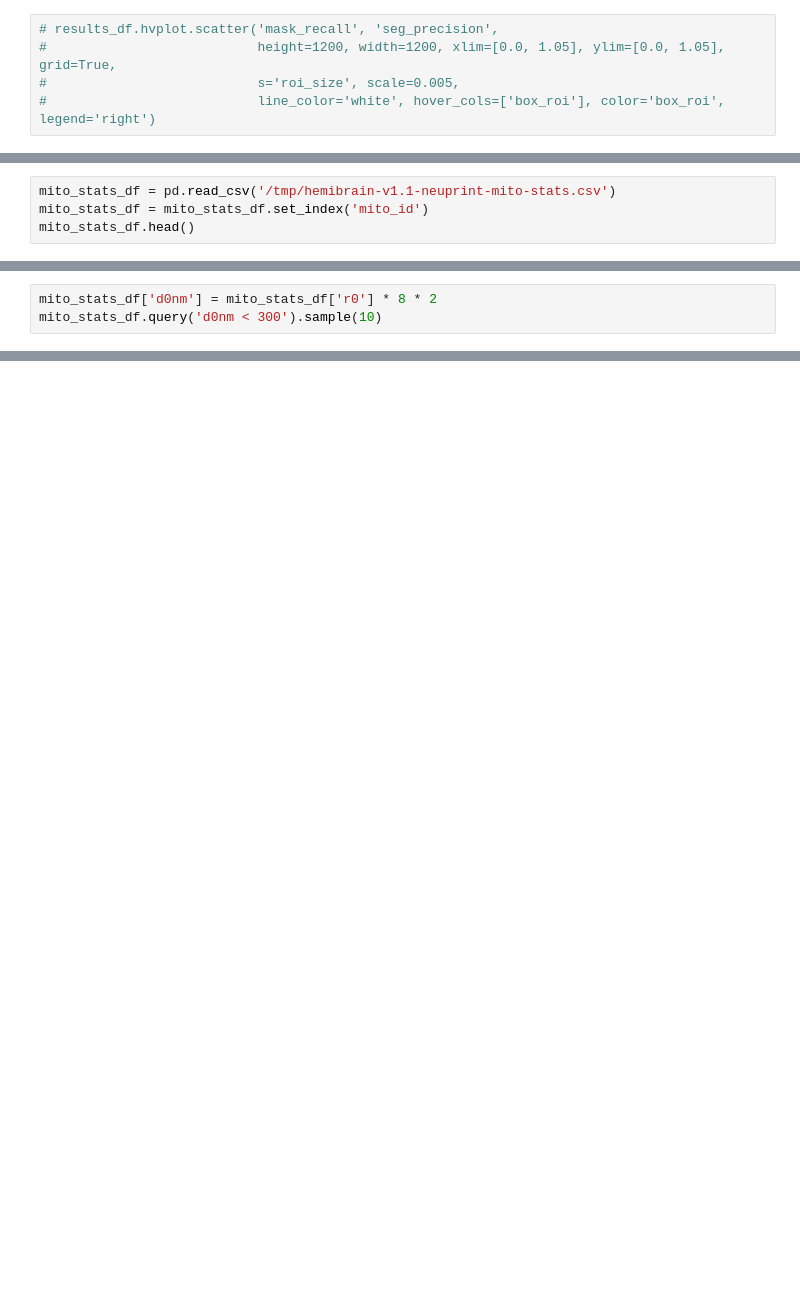
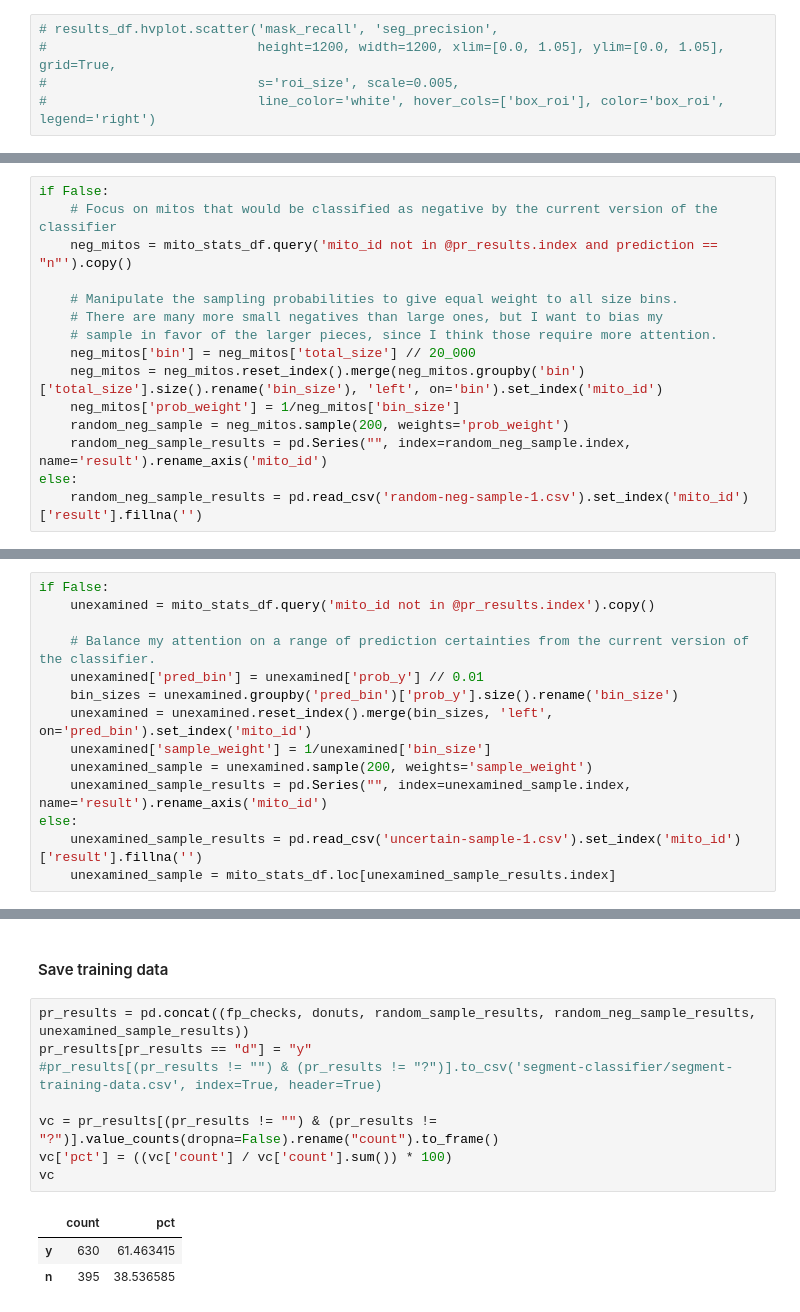
Before and after one commit to stuarteberg/mito-proofreading-analysis, a Jupyter notebook: roi-subvol-annotations/mito-point-visualization.ipynb, the cells around one changed output, grey strips where cells are left out. Saved outputs shown, nothing was run; the diff lists cells and outputs as text; blank space fills up the shorter version.

Commit message:
mito-point-visualization(): Add segment proofreading/classifier cells

```diff
--- a/roi-subvol-annotations/mito-point-visualization.ipynb
+++ b/roi-subvol-annotations/mito-point-visualization.ipynb
@@ -535,4 +546,0 @@ len(all_false_positives)
-# %%
-mito_stats_df = pd.read_csv('/tmp/hemibrain-v1.1-neuprint-mito-stats.csv')
-mito_stats_df = mito_stats_df.set_index('mito_id')
-mito_stats_df.head()
@@ -644,3 +598,0 @@ mito_stats_df.query('r0 * 8 < 150').shape
-# %%
-mito_stats_df['d0nm'] = mito_stats_df['r0'] * 8 * 2
-mito_stats_df.query('d0nm < 300').sample(10)
@@ -668,0 +635,15 @@ from skimage.morphology import dilation
+# %%
+if False:
+    # Focus on mitos that would be classified as negative by the current version of the classifier
+    neg_mitos = mito_stats_df.query('mito_id not in @pr_results.index and prediction == "n"').copy()
+
+    # Manipulate the sampling probabilities to give equal weight to all size bins.
+    # There are many more small negatives than large ones, but I want to bias my
+    # sample in favor of the larger pieces, since I think those require more attention.
+    neg_mitos['bin'] = neg_mitos['total_size'] // 20_000
+    neg_mitos = neg_mitos.reset_index().merge(neg_mitos.groupby('bin')['total_size'].size().rename('bin_size'), 'left', on='bin').set_index('mito_id')
+    neg_mitos['prob_weight'] = 1/neg_mitos['bin_size']
+    random_neg_sample = neg_mitos.sample(200, weights='prob_weight')
+    random_neg_sample_results = pd.Series("", index=random_neg_sample.index, name='result').rename_axis('mito_id')
+else:
+    random_neg_sample_results = pd.read_csv('random-neg-sample-1.csv').set_index('mito_id')['result'].fillna('')
@@ -668,0 +661,14 @@ from skimage.morphology import dilation
+# %%
+if False:
+    unexamined = mito_stats_df.query('mito_id not in @pr_results.index').copy()
+
+    # Balance my attention on a range of prediction certainties from the current version of the classifier.
+    unexamined['pred_bin'] = unexamined['prob_y'] // 0.01
+    bin_sizes = unexamined.groupby('pred_bin')['prob_y'].size().rename('bin_size')
+    unexamined = unexamined.reset_index().merge(bin_sizes, 'left', on='pred_bin').set_index('mito_id')
+    unexamined['sample_weight'] = 1/unexamined['bin_size']
+    unexamined_sample = unexamined.sample(200, weights='sample_weight')
+    unexamined_sample_results = pd.Series("", index=unexamined_sample.index, name='result').rename_axis('mito_id')
+else:
+    unexamined_sample_results = pd.read_csv('uncertain-sample-1.csv').set_index('mito_id')['result'].fillna('')
+    unexamined_sample = mito_stats_df.loc[unexamined_sample_results.index]
@@ -668,0 +684,14 @@ from skimage.morphology import dilation
+# %% [markdown]
+#### Save training data
+# %%
+pr_results = pd.concat((fp_checks, donuts, random_sample_results, random_neg_sample_results, unexamined_sample_results))
+pr_results[pr_results == "d"] = "y"
+#pr_results[(pr_results != "") & (pr_results != "?")].to_csv('segment-classifier/segment-training-data.csv', index=True, header=True)
+
+vc = pr_results[(pr_results != "") & (pr_results != "?")].value_counts(dropna=False).rename("count").to_frame()
+vc['pct'] = ((vc['count'] / vc['count'].sum()) * 100)
+vc
+# %% [output]
+|  | count | pct |
+| y | 630 | 61.463415 |
+| n | 395 | 38.536585 |
```
Also changed, not shown: parts of 44 cells of this notebook.
